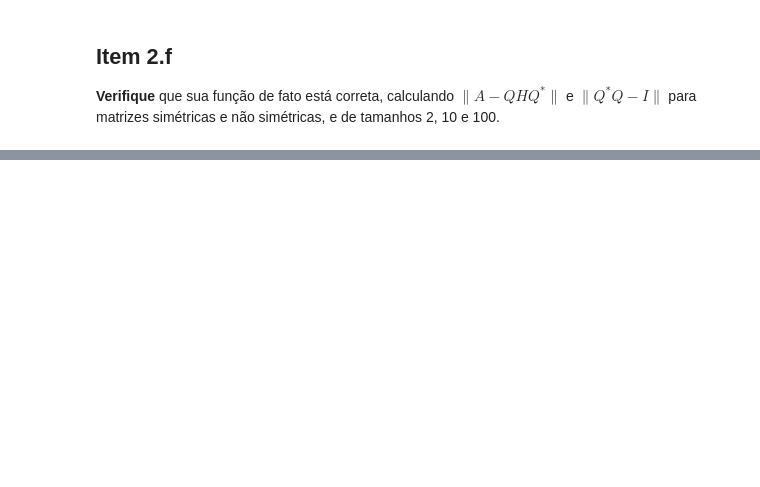
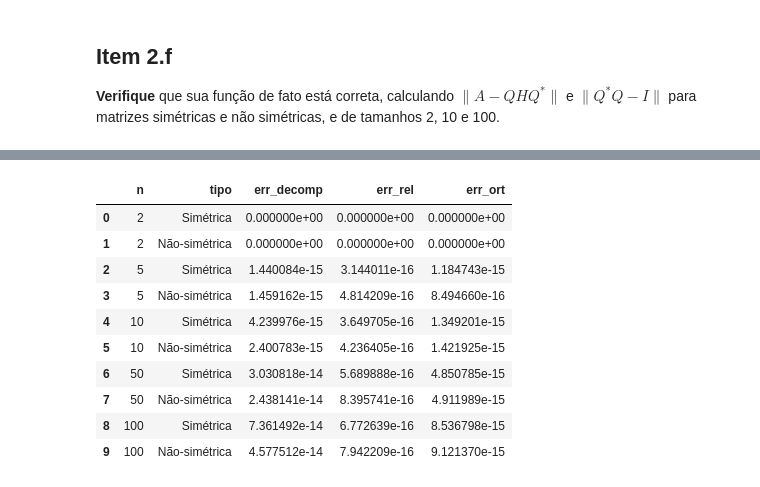
Before and after one commit to d4ruh/ALN_proj_04, a Jupyter notebook: q2.ipynb, the cells around one changed output, grey strips where cells are left out. Cells and saved outputs as stored; diff of their text form; code cells hidden in the pictures; blank space fills up the shorter version.

```diff
--- a/q2.ipynb
+++ b/q2.ipynb
@@ -196,0 +364,30 @@ def apply_reflector(v, beta, b):
+# %%
+import pandas as pd
+
+results = []
+for n in [2, 5, 10, 50, 100]:
+    for label, make_A in [("Simétrica", lambda n: (lambda B: B + B.T)(rng.random((n,n)))),
+                          ("Não-simétrica", lambda n: rng.random((n,n)))]:
+        A = make_A(n)
+        _, H, Q = to_hessenberg(A)
+
+        err_decomp = np.linalg.norm(A - Q @ H @ Q.T)
+        err_ort   = np.linalg.norm(Q.T @ Q - np.eye(n))
+        norm_A     = np.linalg.norm(A)
+        rel_err    = err_decomp / norm_A
+
+        results.append({'n':n, 'tipo': label, 'err_decomp': err_decomp, 'err_rel':rel_err, 'err_ort': err_ort})
+
+pd.DataFrame(results)
+# %% [output]
+|  | n | tipo | err_decomp | err_rel | err_ort |
+| 0 | 2 | Simétrica | 0.000000e+00 | 0.000000e+00 | 0.000000e+00 |
+| 1 | 2 | Não-simétrica | 0.000000e+00 | 0.000000e+00 | 0.000000e+00 |
+| 2 | 5 | Simétrica | 1.440084e-15 | 3.144011e-16 | 1.184743e-15 |
+| 3 | 5 | Não-simétrica | 1.459162e-15 | 4.814209e-16 | 8.494660e-16 |
+| 4 | 10 | Simétrica | 4.239976e-15 | 3.649705e-16 | 1.349201e-15 |
+| 5 | 10 | Não-simétrica | 2.400783e-15 | 4.236405e-16 | 1.421925e-15 |
+| 6 | 50 | Simétrica | 3.030818e-14 | 5.689888e-16 | 4.850785e-15 |
+| 7 | 50 | Não-simétrica | 2.438141e-14 | 8.395741e-16 | 4.911989e-15 |
+| 8 | 100 | Simétrica | 7.361492e-14 | 6.772639e-16 | 8.536798e-15 |
+| 9 | 100 | Não-simétrica | 4.577512e-14 | 7.942209e-16 | 9.121370e-15 |
```
Also changed, not shown: parts of 15 cells of this notebook.
